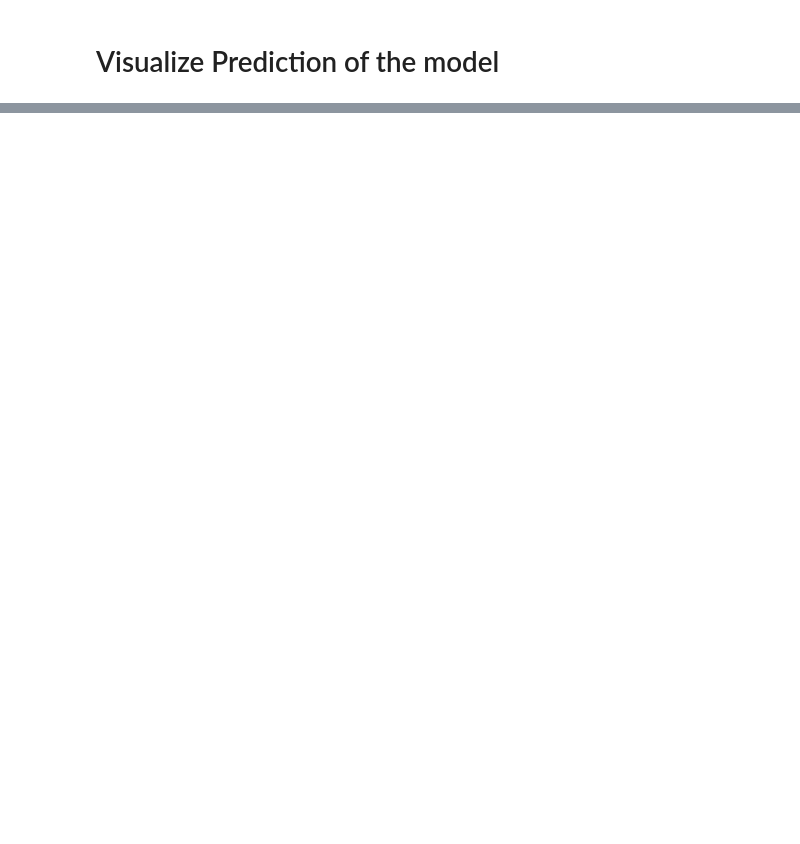
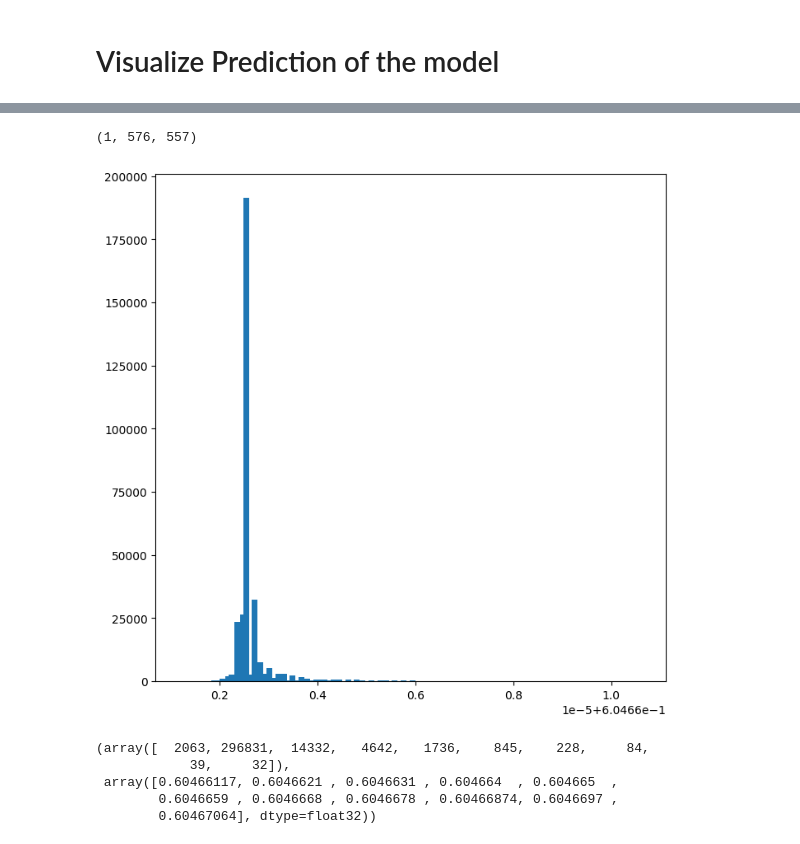
Before and after one commit to krishna-py/DIP-Final-Project, a Jupyter notebook: segmentation.ipynb, the cells around one changed output, grey strips where cells are left out. Drawn from its saved outputs; the diff is of its cells as text; code cells hidden in the pictures; blank space fills up the shorter version.

Commit message:
High bias in the prediction

```diff
--- a/segmentation.ipynb
+++ b/segmentation.ipynb
@@ -520,0 +715,23 @@ torch.save(model.state_dict(), 'data/DRIVE/model.pth')
+# %%
+# Training used a balanced dataset. For prediction we will use the full dataset train_set
+
+class PredictDrive(Dataset):
+    def __init__(self, num_samples=20):
+        super().__init__()
+        full_set = np.load('data/DRIVE/train_set.npz')
+        data_samples = full_set['X'].shape[0]
+
+        self.feature_shape = (min(num_samples, data_samples),) + full_set['X'].shape[1:]
+        self.X = full_set['X'][:num_samples].reshape(-1,5).astype(np.float32)
+        self.y = full_set['y'][:num_samples].reshape(-1,1).astype(np.float32)
+
+        print(f'Loaded the dataset {self.feature_shape}', self.X.shape, self.X.dtype, self.y.shape, self.y.dtype)
+
+    def __len__(self):
+        return len(self.X)
+
+    def __getitem__(self, idx):
+        return self.X[idx], self.y[idx]
+# %%
+predict_set = PredictDrive(num_samples=1)
+predict_loader = DataLoader(predict_set, batch_size=len(predict_set), shuffle=False)
@@ -520,0 +740,3 @@ torch.save(model.state_dict(), 'data/DRIVE/model.pth')
+# %%
+trainer = L.Trainer()
+prediction = trainer.predict(model, predict_loader)
@@ -520,0 +749,20 @@ torch.save(model.state_dict(), 'data/DRIVE/model.pth')
+# %%
+predicted_y = prediction[0].numpy().reshape(predict_set.feature_shape[:-1])
+# %%
+predicted_y.shape
+# %% [output]
+(1, 576, 557)
+# %%
+plt.figure(figsize=(8, 8))
+plt.hist(predicted_y[0].ravel(), bins=100)
+plt.show()
+# %% [output]
+[figure, added]
+# %%
+np.histogram(predicted_y[0].ravel(), bins=10)
+# %% [output]
+(array([  2063, 296831,  14332,   4642,   1736,    845,    228,     84,
+            39,     32]),
+ array([0.60466117, 0.6046621 , 0.6046631 , 0.604664  , 0.604665  ,
+        0.6046659 , 0.6046668 , 0.6046678 , 0.60466874, 0.6046697 ,
+        0.60467064], dtype=float32))
```
Also changed, not shown: parts of 35 cells of this notebook, 3 other files.
